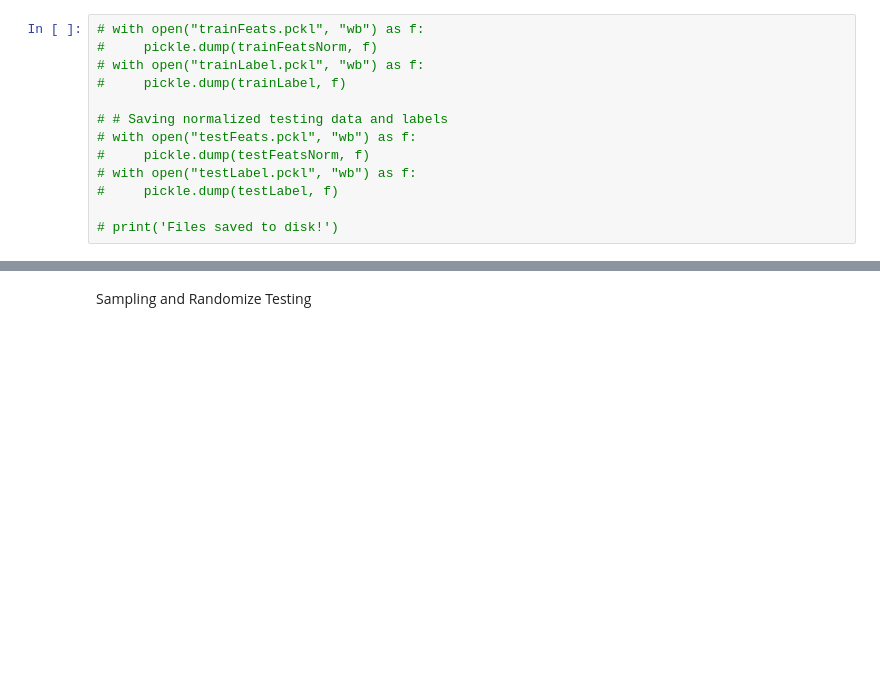
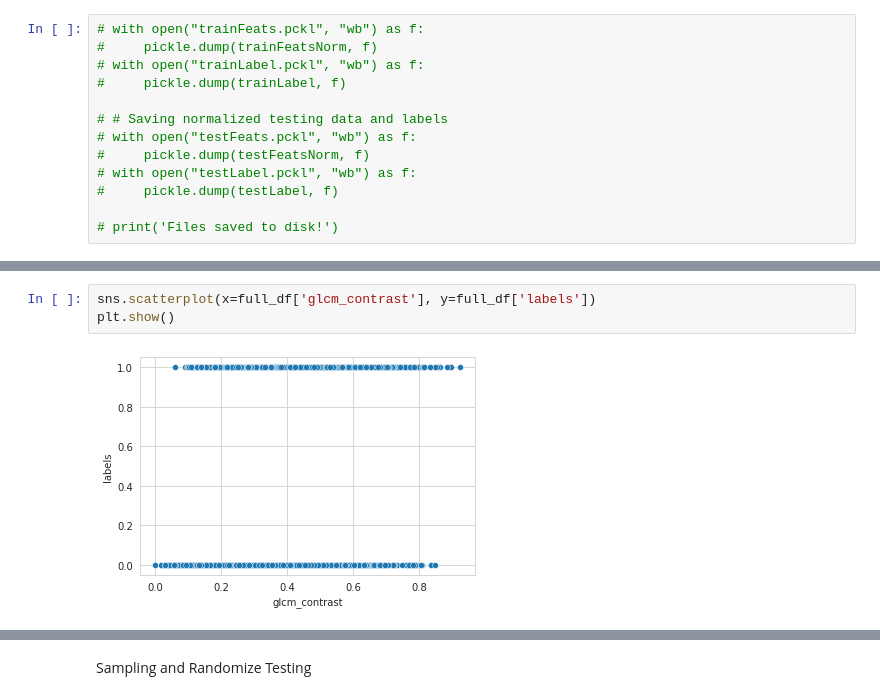
Before and after one commit to M2kishore/Covid_Detection_using_CT_scans_ML, a Jupyter notebook: Covid_Detection__using_feature_extraction.ipynb, the cells around one changed output, grey strips where cells are left out. Drawn from its saved outputs; the diff is of its cells as text; blank space fills up the shorter version.

```diff
--- a/Covid_Detection__using_feature_extraction.ipynb
+++ b/Covid_Detection__using_feature_extraction.ipynb
@@ -137,0 +253,5 @@ Y = pd.DataFrame(Y,columns=['labels'])
+# %%
+sns.scatterplot(x=full_df['glcm_contrast'], y=full_df['labels'])
+plt.show()
+# %% [output]
+[figure, added]
```
Also changed, not shown: parts of 41 cells of this notebook.
